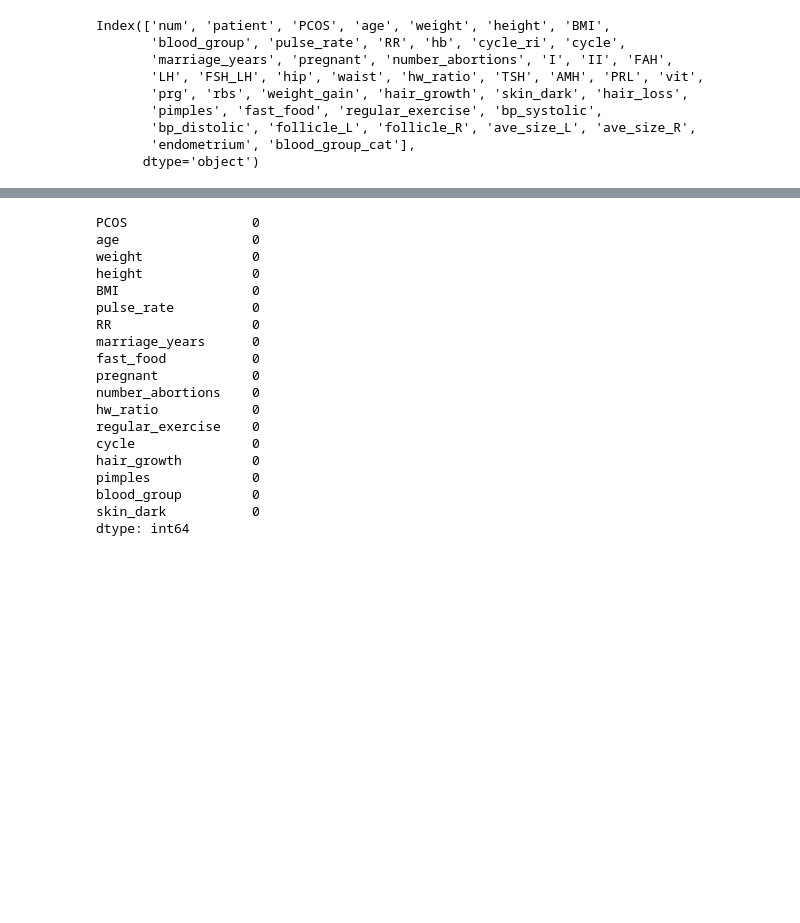
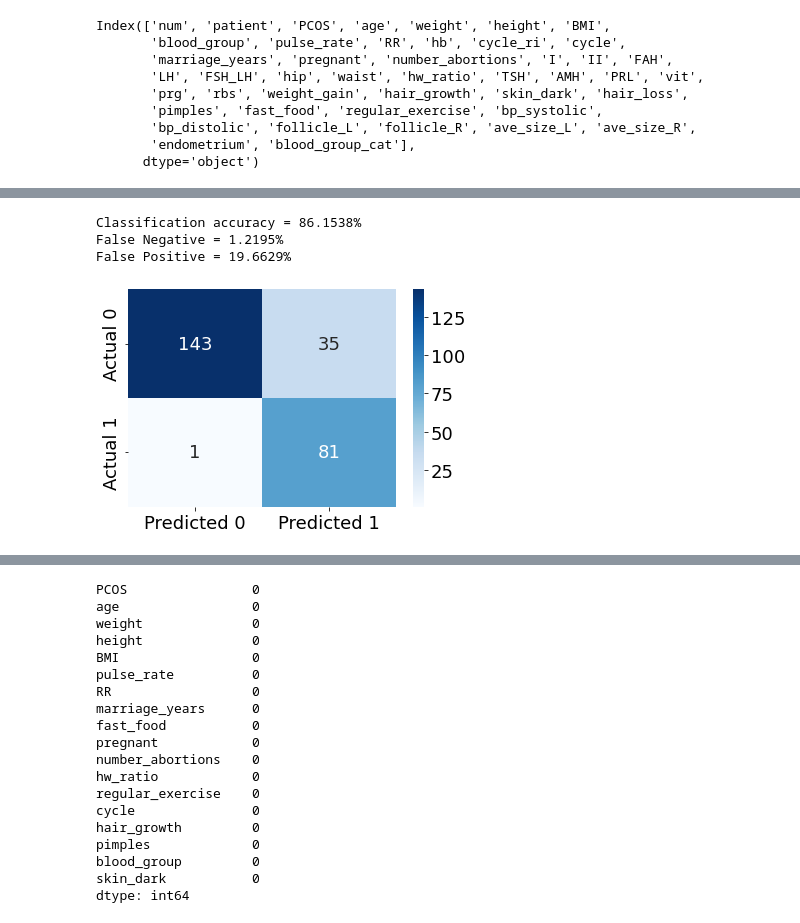
Before and after one commit to ericaez/STAT-303-2-Project, a Jupyter notebook: Project.ipynb, the cells around one changed output, grey strips where cells are left out. Drawn from its saved outputs; the diff is of its cells as text; code cells hidden in the pictures; blank space fills up the shorter version.

Commit message:
Update Project.ipynb
Train forward selection model + EDA for new variables

```diff
--- a/Project.ipynb
+++ b/Project.ipynb
@@ -323,0 +326,3 @@ False Positive = 20.8696%
+# %%
+train_model = sm.logit("PCOS ~ follicle_R + marriage_years + weight_gain + skin_dark + hair_growth + cycle_ri", data = train).fit()
+train_model.summary()
@@ -323,0 +349,7 @@ False Positive = 20.8696%
+# %%
+confusion_matrix_test(test, test.PCOS, train_model, cutoff = 0.35)
+# %% [output]
+Classification accuracy = 86.1538%
+False Negative = 1.2195%
+False Positive = 19.6629%
+[figure, added]
```
Also changed, not shown: parts of 45 cells of this notebook.
